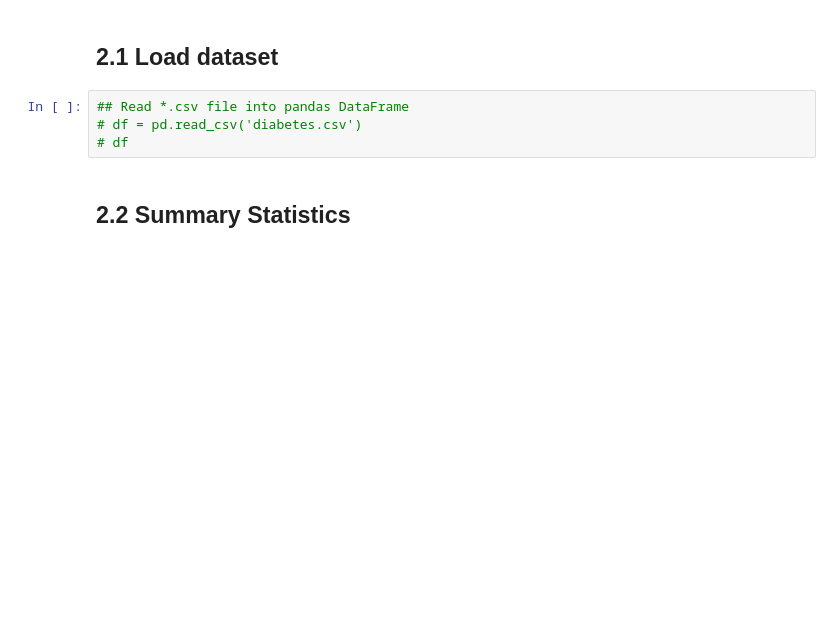
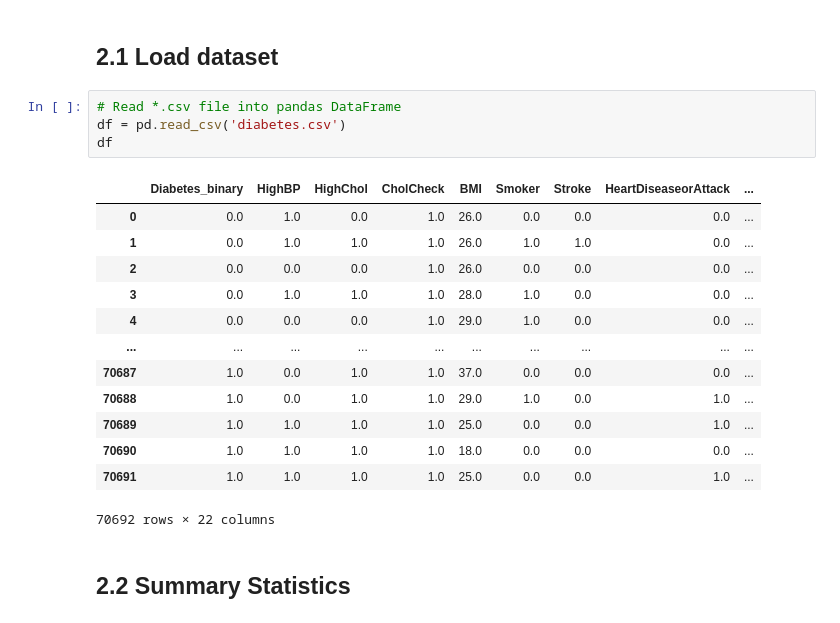
Before and after one commit to Isaac-tan318/MLDP, a Jupyter notebook: MLDP Program Codes Submission Template.ipynb, the cells around one changed output. Drawn from its saved outputs; the diff is of its cells as text; blank space fills up the shorter version.

```diff
--- a/MLDP Program Codes Submission Template.ipynb
+++ b/MLDP Program Codes Submission Template.ipynb
@@ -41,9 +41,23 @@ Because diabetes is costly to miss, recall for the positive class is a key succe
 # %% [markdown]
 ## 2.1 Load dataset
 # %%
-## Read *.csv file into pandas DataFrame
-# df = pd.read_csv('diabetes.csv')
-# df
+# Read *.csv file into pandas DataFrame
+df = pd.read_csv('diabetes.csv')
+df
+# %% [output]
+|  | Diabetes_binary | HighBP | HighChol | CholCheck | BMI | Smoker | Stroke | HeartDiseaseorAttack | ... |
+| 0 | 0.0 | 1.0 | 0.0 | 1.0 | 26.0 | 0.0 | 0.0 | 0.0 | ... |
+| 1 | 0.0 | 1.0 | 1.0 | 1.0 | 26.0 | 1.0 | 1.0 | 0.0 | ... |
+| 2 | 0.0 | 0.0 | 0.0 | 1.0 | 26.0 | 0.0 | 0.0 | 0.0 | ... |
+| 3 | 0.0 | 1.0 | 1.0 | 1.0 | 28.0 | 1.0 | 0.0 | 0.0 | ... |
+| 4 | 0.0 | 0.0 | 0.0 | 1.0 | 29.0 | 1.0 | 0.0 | 0.0 | ... |
+| ... | ... | ... | ... | ... | ... | ... | ... | ... | ... |
+| 70687 | 1.0 | 0.0 | 1.0 | 1.0 | 37.0 | 0.0 | 0.0 | 0.0 | ... |
+| 70688 | 1.0 | 0.0 | 1.0 | 1.0 | 29.0 | 1.0 | 0.0 | 1.0 | ... |
+| 70689 | 1.0 | 1.0 | 1.0 | 1.0 | 25.0 | 0.0 | 0.0 | 1.0 | ... |
+| 70690 | 1.0 | 1.0 | 1.0 | 1.0 | 18.0 | 0.0 | 0.0 | 0.0 | ... |
+| 70691 | 1.0 | 1.0 | 1.0 | 1.0 | 25.0 | 0.0 | 0.0 | 1.0 | ... |
+70692 rows × 22 columns
 # %% [markdown]
 ## 2.2 Summary Statistics
 # %%
```
Also changed, not shown: parts of 8 cells of this notebook, 4 other files.
